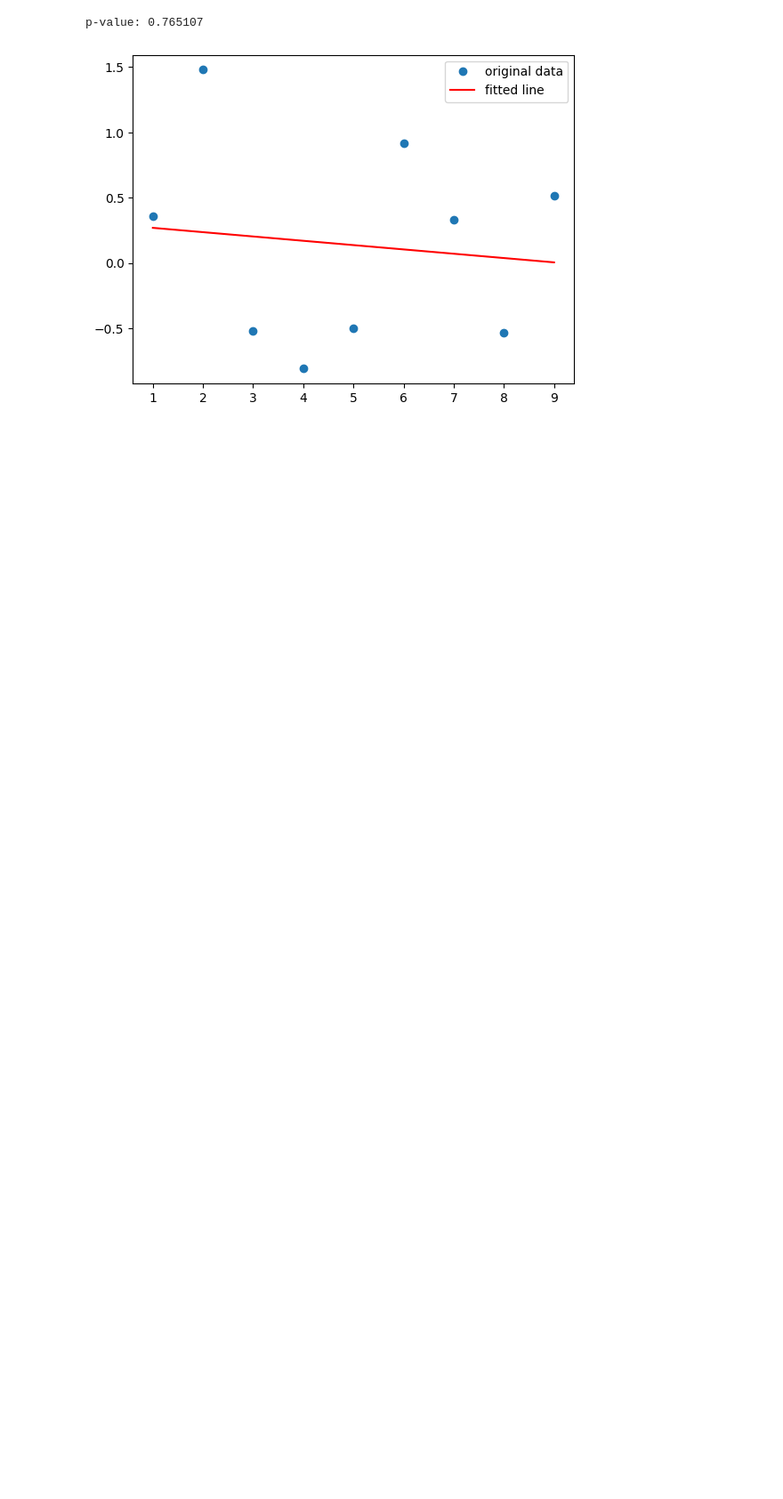
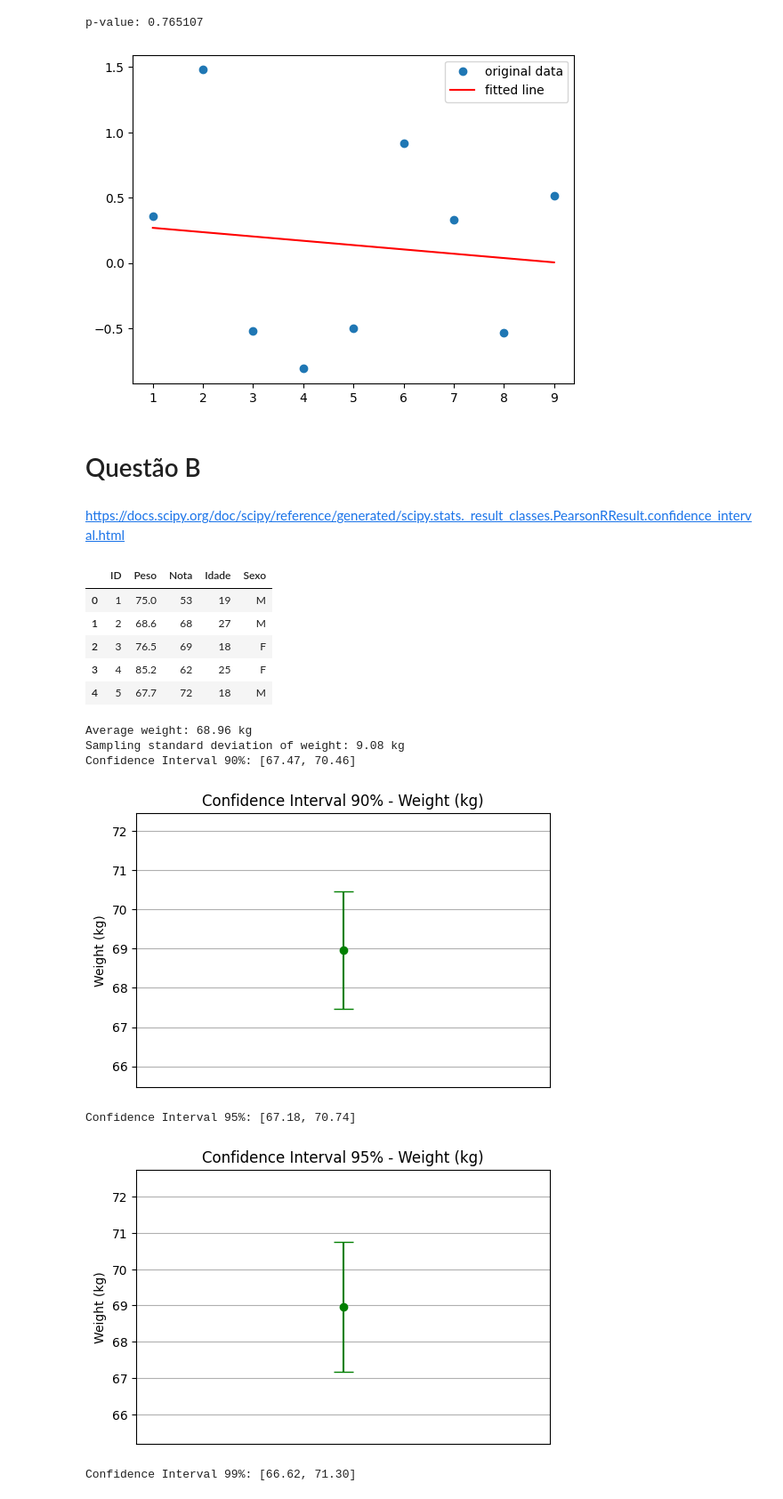
Before and after one commit to ANDRERAIMUNDO/atividade-04-PPGCC-2025_1, a Jupyter notebook: Atividade_04_PPGCC_2025_1.ipynb, the cells around one changed output. Shown: that part at 89% size. Saved outputs shown, nothing was run; the diff lists cells and outputs as text; code cells hidden in the pictures; blank space fills up the shorter version.

Commit message:
Questão B

```diff
--- a/Atividade_04_PPGCC_2025_1.ipynb
+++ b/Atividade_04_PPGCC_2025_1.ipynb
@@ -42,3 +42,60 @@ plt.show()
 # %% [output]
 p-value: 0.765107
 [figure]
+# %% [markdown]
+# Questão B
+# %% [markdown]
+https://docs.scipy.org/doc/scipy/reference/generated/scipy.stats._result_classes.PearsonRResult.confidence_interval.html
+# %%
+import numpy as np
+import pandas as pd
+import matplotlib.pyplot as plt
+from scipy.stats import norm
+
+url = 'https://raw.githubusercontent.com/ANDRERAIMUNDO/data-atividade-2/main/data_individuos.csv'
+data = pd.read_csv(url)
+
+display(data.head())
+dados = data['Peso']
+media = np.mean(dados)
+desvio_padrao = np.std(dados, ddof=1)
+
+print(f"Average weight: {media:.2f} kg")
+print(f"Sampling standard deviation of weight: {desvio_padrao:.2f} kg")
+
+n = len(dados)
+def confidence_interval(confidence_level):
+    z_crit = norm.ppf(1 - (1 - confidence_level) / 2)
+    erro_z = z_crit * (desvio_padrao / np.sqrt(n))
+
+    ic_inferior_z = media - erro_z
+    ic_superior_z = media + erro_z
+
+    print(f"Confidence Interval {int(confidence_level * 100)}%: [{ic_inferior_z:.2f}, {ic_superior_z:.2f}]")
+
+    plt.figure(figsize=(6, 4))
+    plt.errorbar(x=0, y=media, yerr=erro_z, fmt='o', color='green', capsize=8)
+    plt.title(f'Confidence Interval {int(confidence_level * 100)}% - Weight (kg)')
+    plt.xticks([])
+    plt.ylabel('Weight (kg)')
+    plt.grid(True)
+    plt.ylim(ic_inferior_z - 2, ic_superior_z + 2)
+    plt.show()
+
+confidence_interval(0.90)
+confidence_interval(0.95)
+confidence_interval(0.99)
+# %% [output]
+|  | ID | Peso | Nota | Idade | Sexo |
+| 0 | 1 | 75.0 | 53 | 19 | M |
+| 1 | 2 | 68.6 | 68 | 27 | M |
+| 2 | 3 | 76.5 | 69 | 18 | F |
+| 3 | 4 | 85.2 | 62 | 25 | F |
+| 4 | 5 | 67.7 | 72 | 18 | M |
+Average weight: 68.96 kg
+Sampling standard deviation of weight: 9.08 kg
+Confidence Interval 90%: [67.47, 70.46]
+[figure, added]
+Confidence Interval 95%: [67.18, 70.74]
+[figure, added]
+Confidence Interval 99%: [66.62, 71.30]
```
Also changed, not shown: parts of 1 cell of this notebook.
